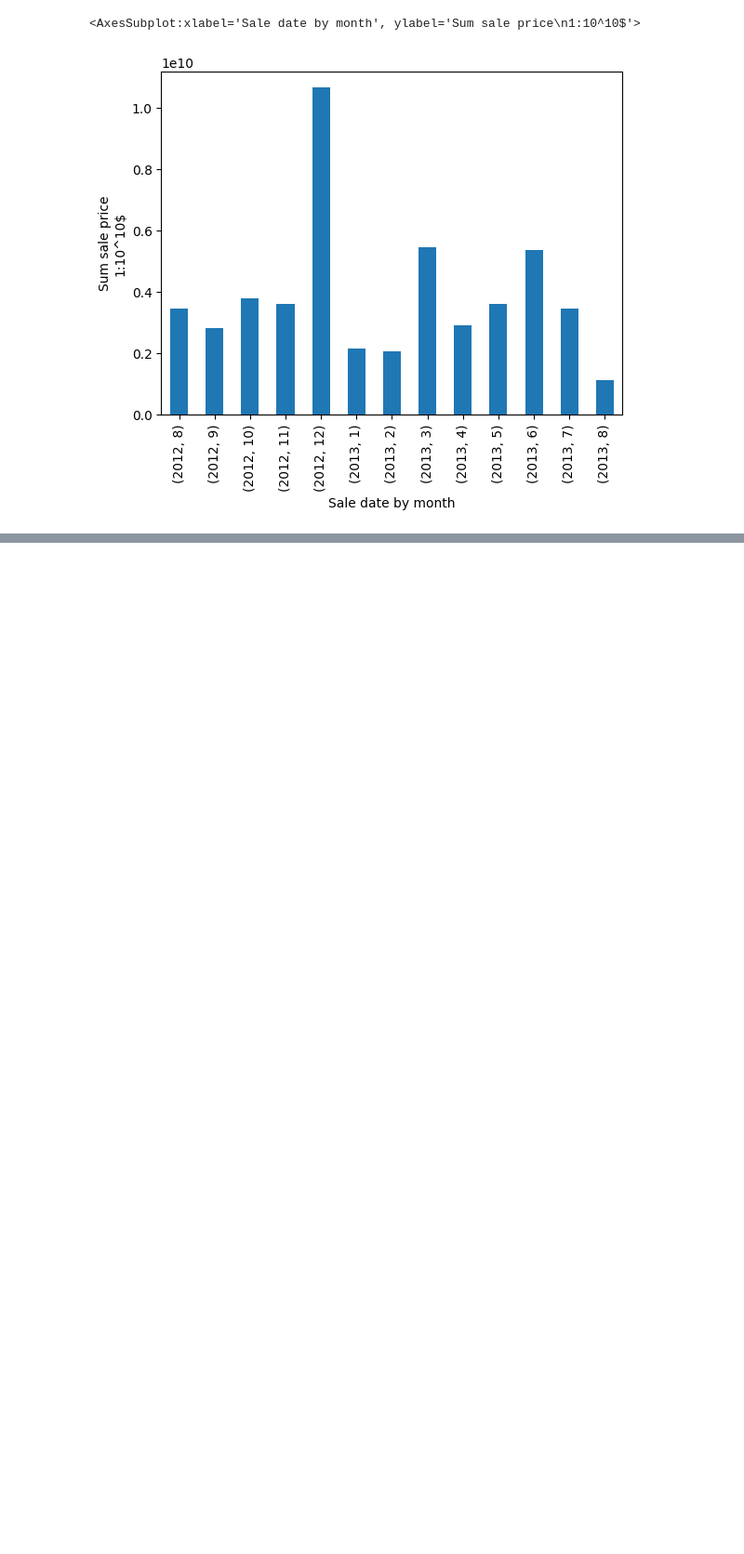
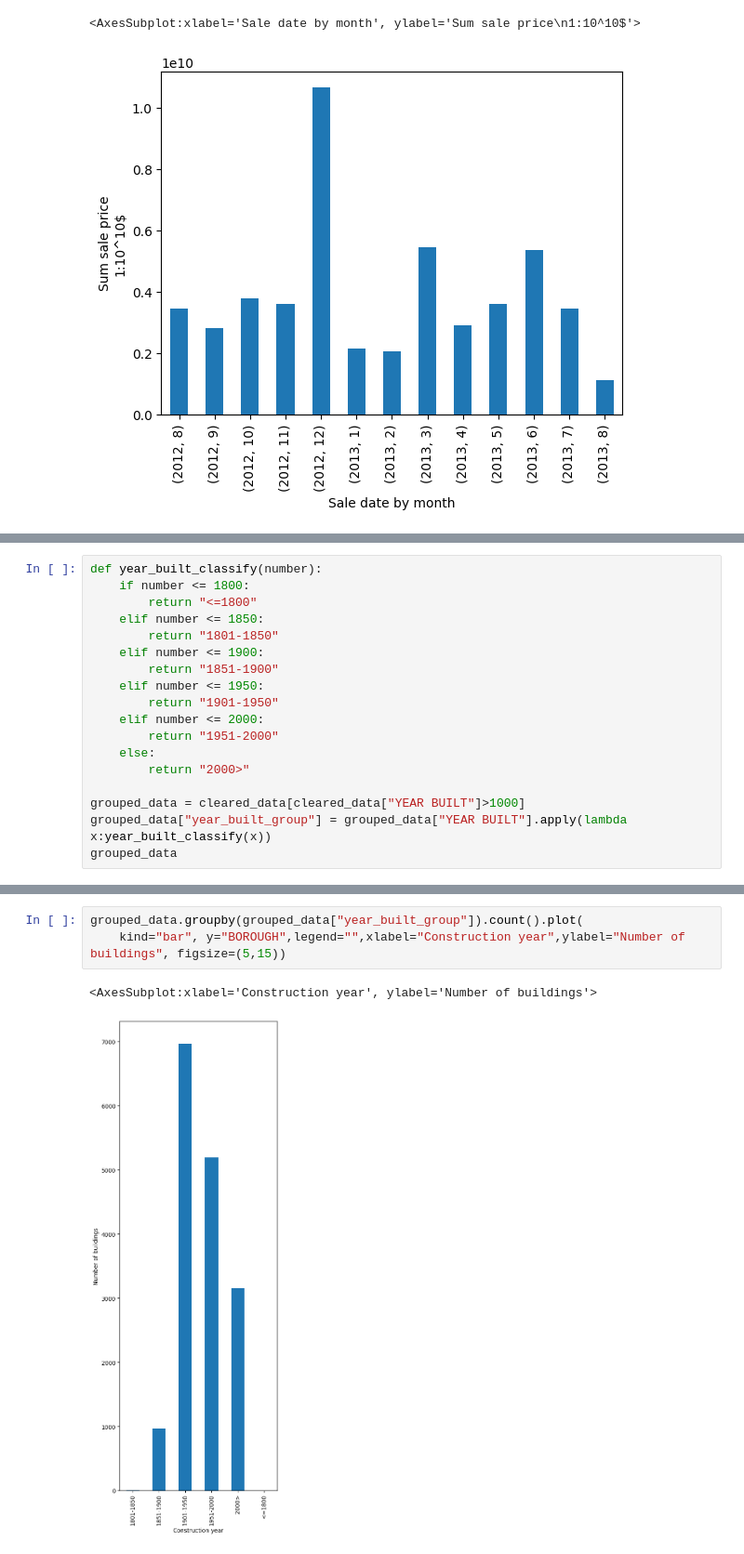
Before and after one commit to Nerdan0/DataScienceCourse, a Jupyter notebook: DS_lab_2/DS_lab_2.ipynb, the cells around one changed output, grey strips where cells are left out. Shown: that part at 93% size. Saved outputs shown, nothing was run; the diff lists cells and outputs as text; blank space fills up the shorter version.

```diff
--- a/DS_lab_2/DS_lab_2.ipynb
+++ b/DS_lab_2/DS_lab_2.ipynb
@@ -356,0 +367,18 @@ cleared_data.groupby([cleared_data["SALE DATE"].dt.year, cleared_data["SALE DATE
+# %%
+def year_built_classify(number):
+    if number <= 1800:
+        return "<=1800"
+    elif number <= 1850:
+        return "1801-1850"
+    elif number <= 1900:
+        return "1851-1900"
+    elif number <= 1950:
+        return "1901-1950"
+    elif number <= 2000:
+        return "1951-2000"
+    else:
+        return "2000>"
+
+grouped_data = cleared_data[cleared_data["YEAR BUILT"]>1000]
+grouped_data["year_built_group"] = grouped_data["YEAR BUILT"].apply(lambda x:year_built_classify(x))
+grouped_data
@@ -356,0 +404,6 @@ cleared_data.groupby([cleared_data["SALE DATE"].dt.year, cleared_data["SALE DATE
+# %%
+grouped_data.groupby(grouped_data["year_built_group"]).count().plot(
+    kind="bar", y="BOROUGH",legend="",xlabel="Construction year",ylabel="Number of buildings", figsize=(5,15))
+# %% [output]
+<AxesSubplot:xlabel='Construction year', ylabel='Number of buildings'>
+[figure, added]
```
Also changed, not shown: parts of 8 cells of this notebook, 1 other file.
